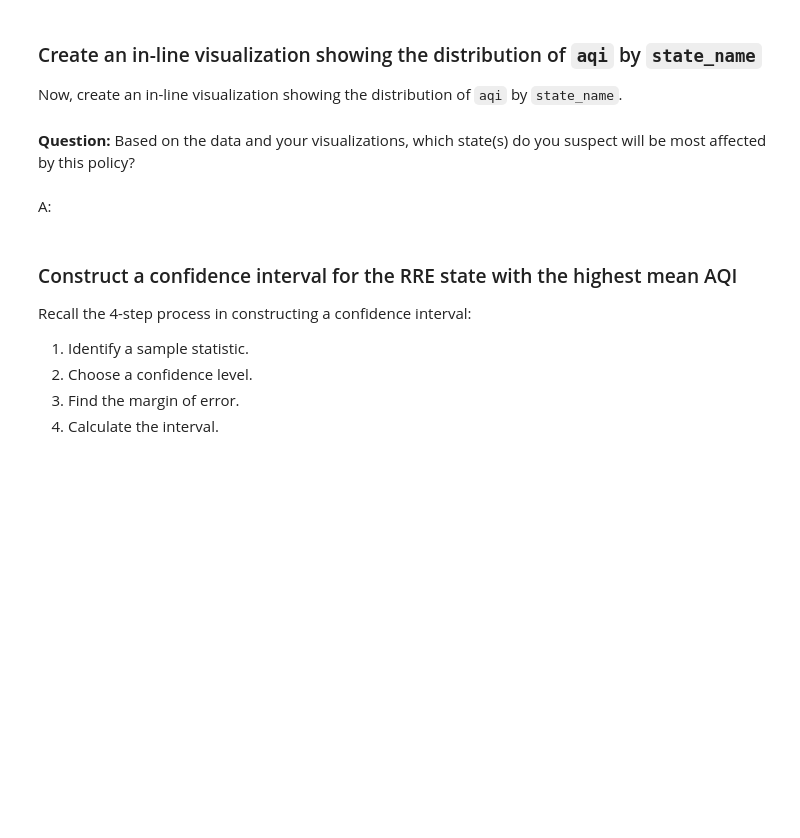
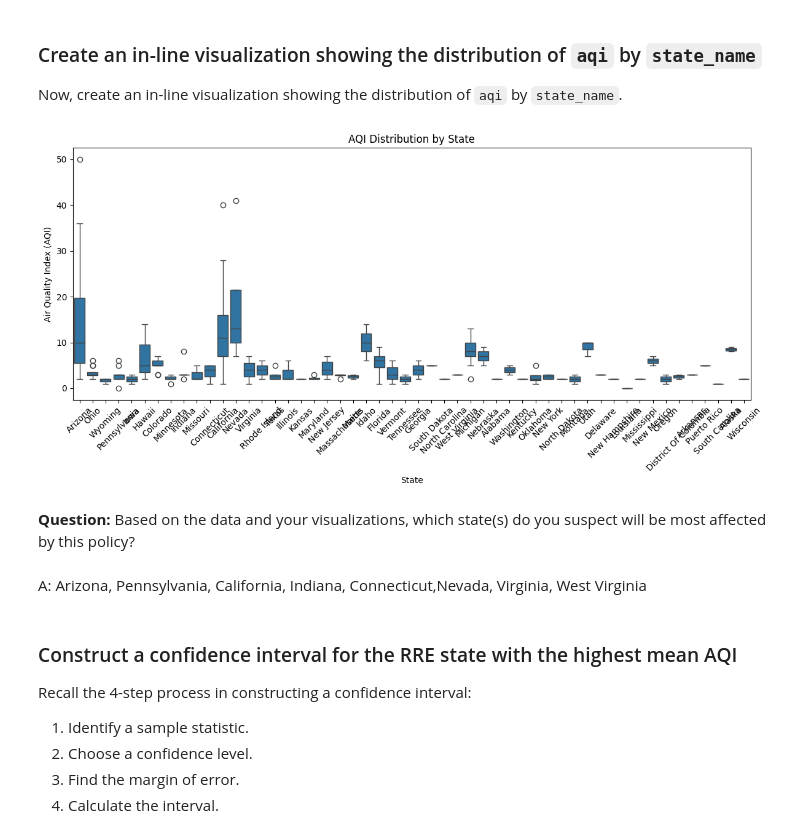
Before and after one commit to Sindhucm2000/Data-Analytics-for-Economics, a Jupyter notebook: Mini_project_5/Mini_project_5.4/Mini Project 5-4 Explore confidence intervals.ipynb, the cells around one changed output. Cells and saved outputs as stored; diff of their text form; code cells hidden in the pictures; blank space fills up the shorter version.

```diff
--- a/Mini_project_5/Mini_project_5.4/Mini Project 5-4 Explore confidence intervals.ipynb
+++ b/Mini_project_5/Mini_project_5.4/Mini Project 5-4 Explore confidence intervals.ipynb
@@ -37,3 +38,8 @@ aqi = pd.read_csv('c4_epa_air_quality (1).csv')
 ### Explore your dataset
 
 Before proceeding to your deliverables, spend some time exploring the `aqi` DataFrame.
+# %%
+# Code Here
+##### since we have a column named unnamed: 0, we will drop that
+aqi = aqi.drop(aqi.columns[0], axis=1)
+aqi
@@ -60,0 +88,7 @@ A:
+# %%
+# Code Here
+aqi['date_local'] = pd.to_datetime(aqi['date_local'])
+# Find the time range
+start_date = aqi['date_local'].min()
+end_date = aqi['date_local'].max()
+print("Time range covered:", start_date.date(), "to", end_date.date())
@@ -102,7 +178,19 @@ Now, create an in-line visualization showing the distribution of `aqi` by `state
+# %%
+# Code Here
+plt.figure(figsize=(12, 6))
+sns.boxplot(data=aqi, x='state_name', y='aqi')
+plt.xticks(rotation=45)
+plt.title('AQI Distribution by State')
+plt.xlabel('State')
+plt.ylabel('Air Quality Index (AQI)')
+plt.tight_layout()
+plt.show()
+# %% [output]
+[figure, added]
 # %% [markdown]
 **Question:** Based on the data and your visualizations, which state(s) do you suspect will be most affected by this policy?
-# %% [markdown]
-A:
+# %% [markdown]
+A: Arizona, Pennsylvania, California, Indiana, Connecticut,Nevada, Virginia, West Virginia
 # %% [markdown]
 ### Construct a confidence interval for the RRE state with the highest mean AQI
 
```
Also changed, not shown: parts of 31 cells of this notebook, 5 other files.
